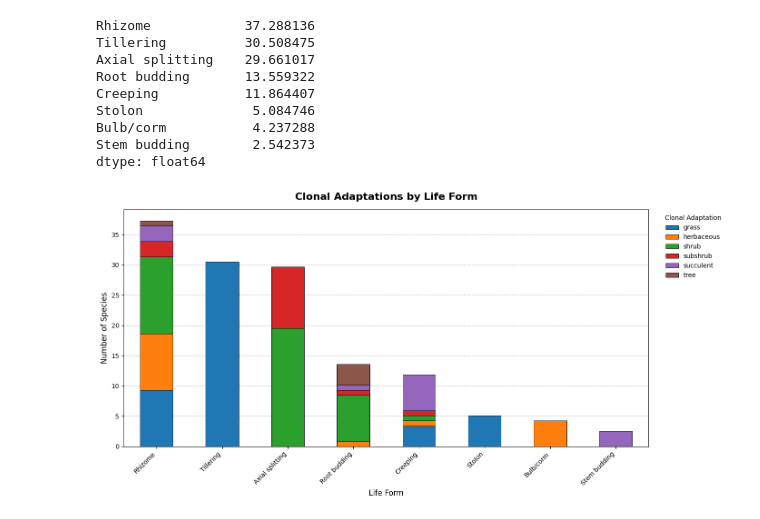
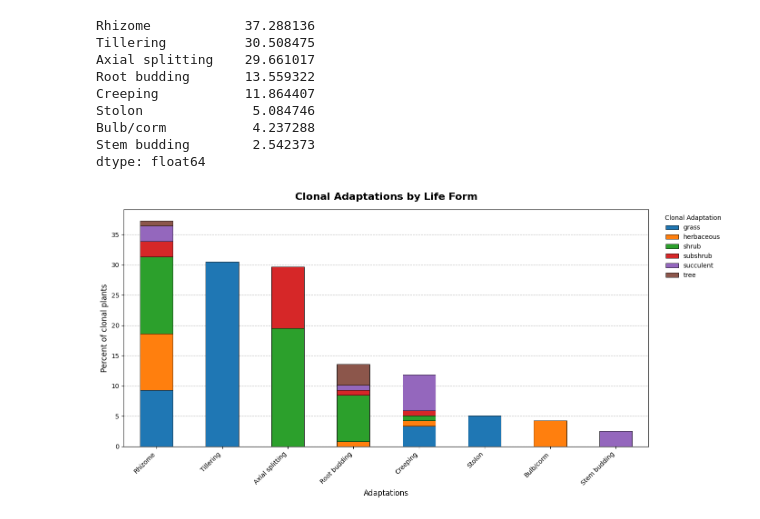
Before and after one commit to haberkornm/clonal_plants, a Jupyter notebook: clonal_plant_exploration.ipynb, the cells around one changed output. Cells and saved outputs as stored; diff of their text form; code cells hidden in the pictures.

```diff
--- a/clonal_plant_exploration.ipynb
+++ b/clonal_plant_exploration.ipynb
@@ -477,21 +477,15 @@ stacking_chart = stacked_percent * adapt_data
 # %%
 fig, ax = plt.subplots(figsize=(14, 7))
 
 stacking_chart.T.plot(kind='bar', stacked=True, ax=ax, edgecolor="black", linewidth=0.6)
-
-# Formatting
 ax.set_title("Clonal Adaptations by Life Form", fontsize=16, weight="bold", pad=15)
-ax.set_ylabel("Number of Species", fontsize=12)
-ax.set_xlabel("Life Form", fontsize=12)
-
+ax.set_ylabel("Percent of clonal plants", fontsize=12)
+ax.set_xlabel("Adaptations", fontsize=12)
 ax.grid(axis="y", linestyle="--", alpha=0.8)
 ax.set_axisbelow(True)
-
-# Improve legend
 ax.legend(title="Clonal Adaptation", bbox_to_anchor=(1.02, 1), loc="upper left", frameon=False)
-
 plt.xticks(rotation=45, ha="right")
 plt.tight_layout()
 plt.show()
 # %% [output]
-[figure, old version]
+[figure, new version]
```
Also changed, not shown: 6 other files.
